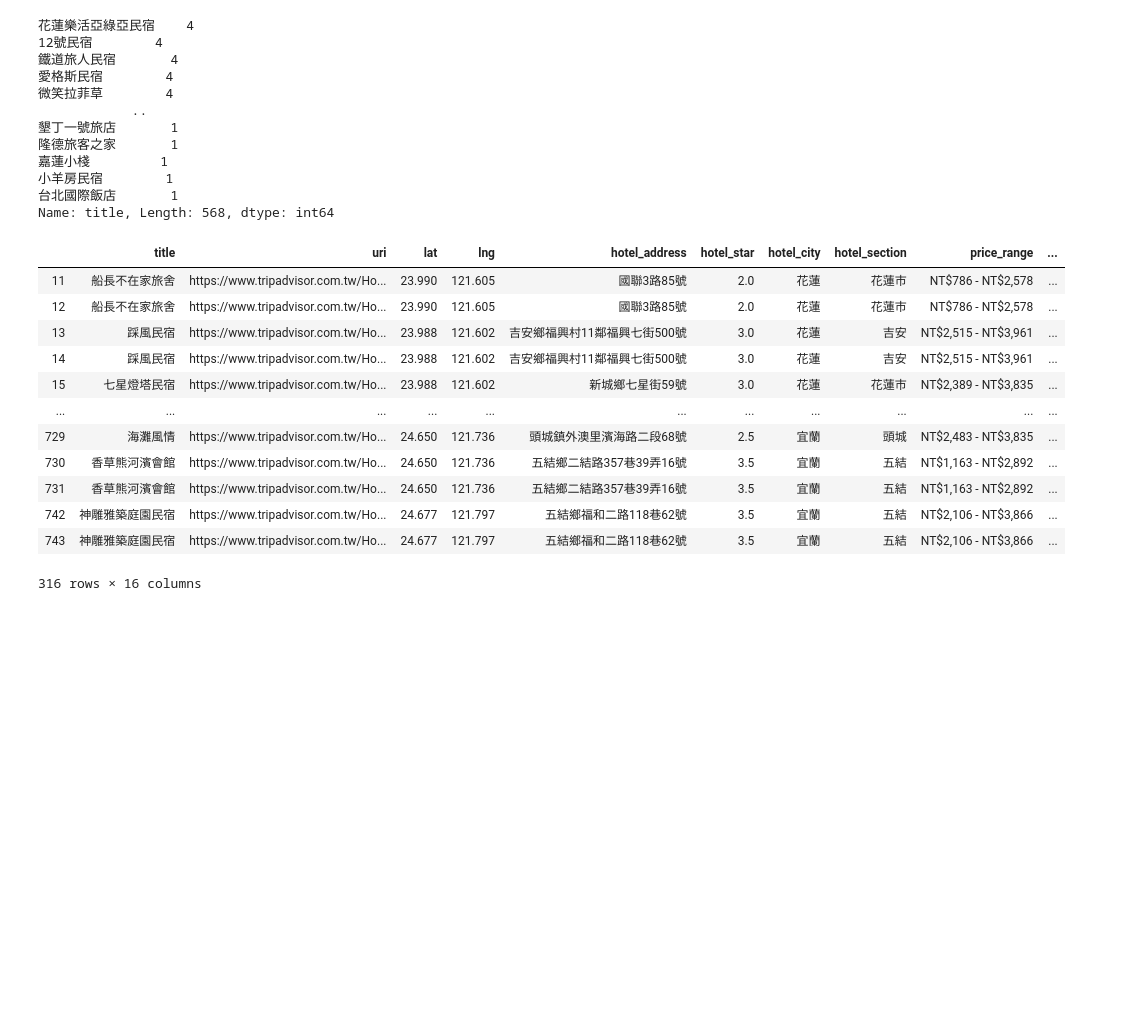
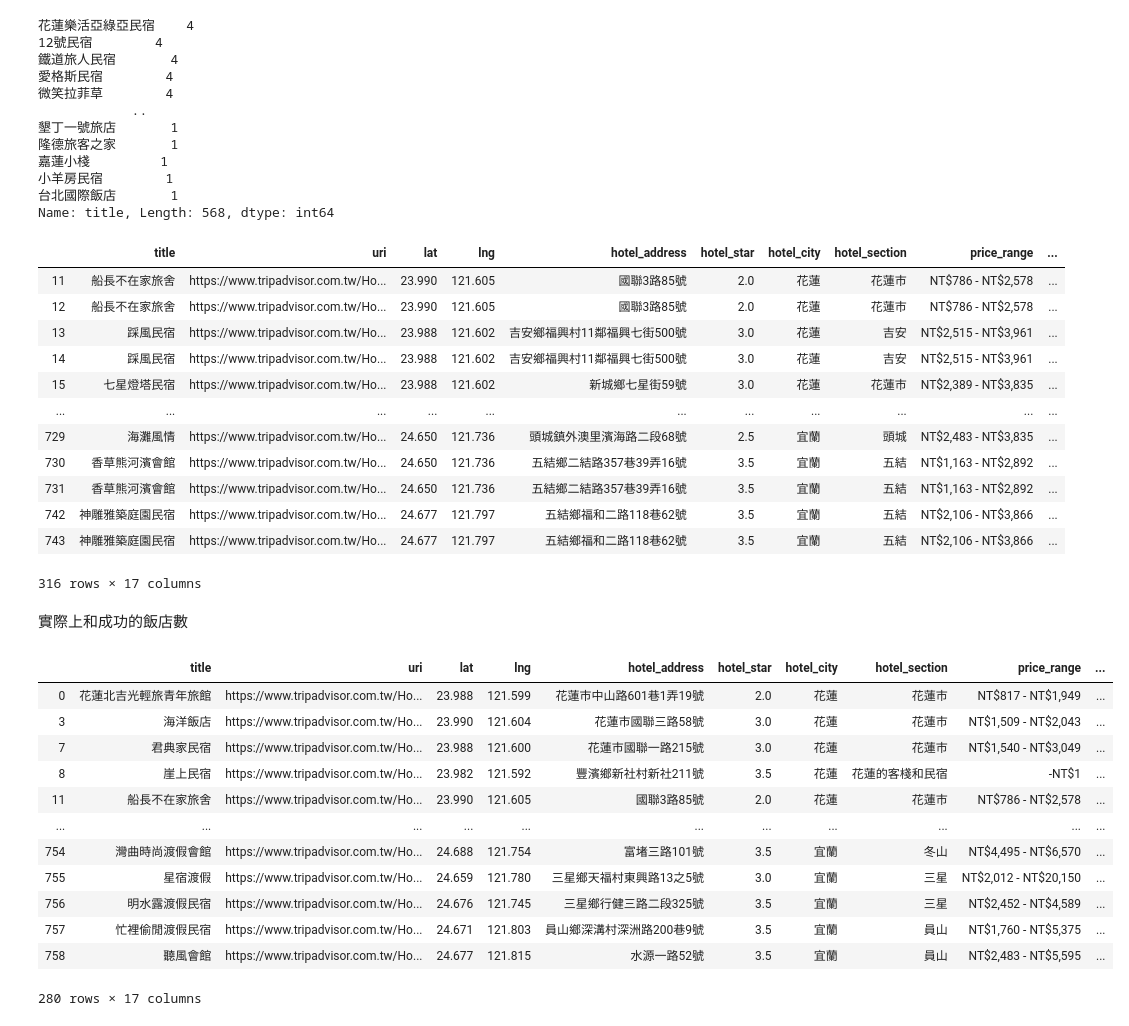
Before and after one commit to johnny12150/19-lab-summer-training, a Jupyter notebook: 0829/concat_hotel.ipynb, the cells around one changed output. Drawn from its saved outputs; the diff is of its cells as text; code cells hidden in the pictures; blank space fills up the shorter version.

Commit message:
Remove the same hotel from merge

```diff
--- a/0829/concat_hotel.ipynb
+++ b/0829/concat_hotel.ipynb
@@ -29,2 +35,4 @@ df_name = df_name[['hotel_id', 'name']].copy()
+# %%
+df_name = df_name.drop_duplicates()
 # %% [markdown]
 結合內部資料
@@ -55,3 +39,5 @@ df_gps.latitude.isna().sum()
+# %%
+df_gps = pd.merge(df_name, df_gps, left_on=['hotel_id'], right_on=['hotel_id'], how='outer')
 # %% [markdown]
 緯度為null
 # %%
@@ -105,3 +101,11 @@ df_gps_clean['longitude'] = df_gps_clean['longitude'].astype('str').apply(get_fi
+# %%
+def get_round(x, length):
+    return round(x, length)
+
+df['lat'] = df['lat'].apply(get_round, args=(5,))
+df['lng'] = df['lng'].apply(get_round, args=(6,))
+df_gps_clean['latitude'] = df_gps_clean['latitude'].apply(get_round, args=(5,))
+df_gps_clean['longitude'] = df_gps_clean['longitude'].apply(get_round, args=(6,))
 # %% [markdown]
 找有沒有經緯度完全重複的
 # %%
@@ -219,4 +223,22 @@ df_tmp[df_tmp['title'].isin(df_tmp['title'][df_tmp['title'].duplicated()])]
 | 731 | 香草熊河濱會館 | https://www.tripadvisor.com.tw/Ho... | 24.650 | 121.736 | 五結鄉二結路357巷39弄16號 | 3.5 | 宜蘭 | 五結 | NT$1,163 - NT$2,892 | ... |
 | 742 | 神雕雅築庭園民宿 | https://www.tripadvisor.com.tw/Ho... | 24.677 | 121.797 | 五結鄉福和二路118巷62號 | 3.5 | 宜蘭 | 五結 | NT$2,106 - NT$3,866 | ... |
 | 743 | 神雕雅築庭園民宿 | https://www.tripadvisor.com.tw/Ho... | 24.677 | 121.797 | 五結鄉福和二路118巷62號 | 3.5 | 宜蘭 | 五結 | NT$2,106 - NT$3,866 | ... |
-316 rows × 16 columns
+316 rows × 17 columns
+# %% [markdown]
+實際上和成功的飯店數
+# %%
+df_tmp.drop_duplicates(subset=['lat', 'lng'])
+# %% [output]
+|  | title | uri | lat | lng | hotel_address | hotel_star | hotel_city | hotel_section | price_range | ... |
+| 0 | 花蓮北吉光輕旅青年旅館 | https://www.tripadvisor.com.tw/Ho... | 23.988 | 121.599 | 花蓮市中山路601巷1弄19號 | 2.0 | 花蓮 | 花蓮市 | NT$817 - NT$1,949 | ... |
+| 3 | 海洋飯店 | https://www.tripadvisor.com.tw/Ho... | 23.990 | 121.604 | 花蓮市國聯三路58號 | 3.0 | 花蓮 | 花蓮市 | NT$1,509 - NT$2,043 | ... |
+| 7 | 君典家民宿 | https://www.tripadvisor.com.tw/Ho... | 23.988 | 121.600 | 花蓮市國聯一路215號 | 3.0 | 花蓮 | 花蓮市 | NT$1,540 - NT$3,049 | ... |
+| 8 | 崖上民宿 | https://www.tripadvisor.com.tw/Ho... | 23.982 | 121.592 | 豐濱鄉新社村新社211號 | 3.5 | 花蓮 | 花蓮的客棧和民宿 | -NT$1 | ... |
+| 11 | 船長不在家旅舍 | https://www.tripadvisor.com.tw/Ho... | 23.990 | 121.605 | 國聯3路85號 | 2.0 | 花蓮 | 花蓮市 | NT$786 - NT$2,578 | ... |
+| ... | ... | ... | ... | ... | ... | ... | ... | ... | ... | ... |
+| 754 | 灣曲時尚渡假會館 | https://www.tripadvisor.com.tw/Ho... | 24.688 | 121.754 | 富堵三路101號 | 3.5 | 宜蘭 | 冬山 | NT$4,495 - NT$6,570 | ... |
+| 755 | 星宿渡假 | https://www.tripadvisor.com.tw/Ho... | 24.659 | 121.780 | 三星鄉天福村東興路13之5號 | 3.0 | 宜蘭 | 三星 | NT$2,012 - NT$20,150 | ... |
+| 756 | 明水露渡假民宿 | https://www.tripadvisor.com.tw/Ho... | 24.676 | 121.745 | 三星鄉行健三路二段325號 | 3.5 | 宜蘭 | 三星 | NT$2,452 - NT$4,589 | ... |
+| 757 | 忙裡偷閒渡假民宿 | https://www.tripadvisor.com.tw/Ho... | 24.671 | 121.803 | 員山鄉深溝村深洲路200巷9號 | 3.5 | 宜蘭 | 員山 | NT$1,760 - NT$5,375 | ... |
+| 758 | 聽風會館 | https://www.tripadvisor.com.tw/Ho... | 24.677 | 121.815 | 水源一路52號 | 3.5 | 宜蘭 | 員山 | NT$2,483 - NT$5,595 | ... |
+280 rows × 17 columns
```
Also changed, not shown: parts of 13 cells of this notebook.
